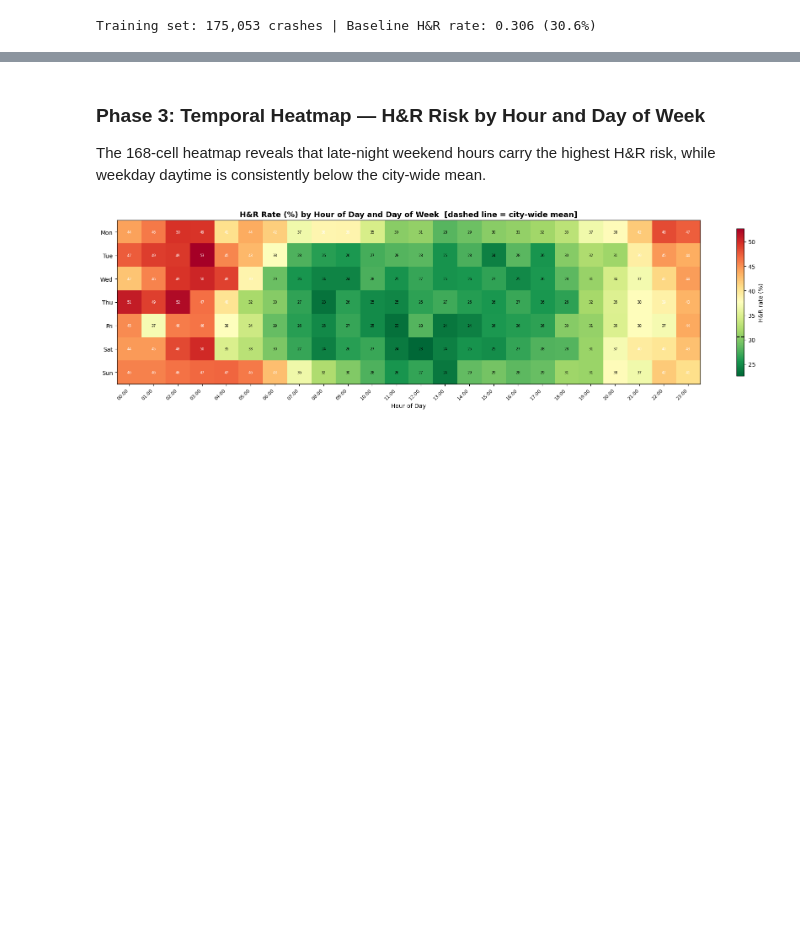
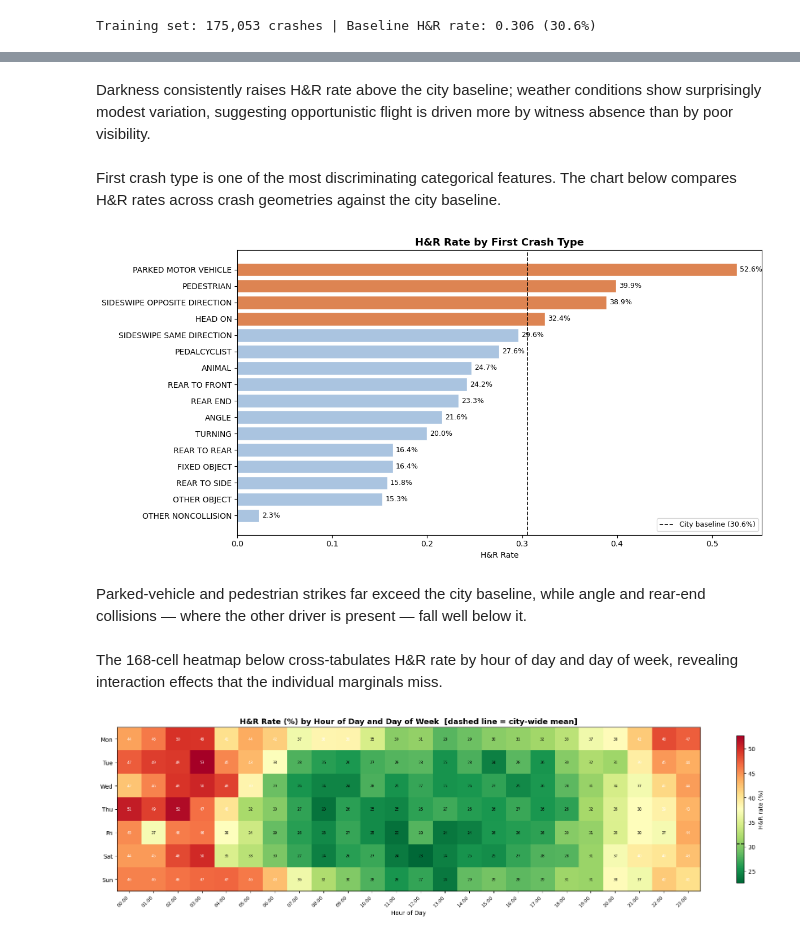
Before and after one commit to casagochman/chicago-hit-and-run, a Jupyter notebook: multi_ds/chicago_hitnrun_writeup.ipynb, the cells around one changed output, grey strips where cells are left out. Drawn from its saved outputs; the diff is of its cells as text; code cells hidden in the pictures; blank space fills up the shorter version.

```diff
--- a/multi_ds/chicago_hitnrun_writeup.ipynb
+++ b/multi_ds/chicago_hitnrun_writeup.ipynb
@@ -713,7 +691,39 @@ plt.show()
+# %% [markdown]
+Darkness consistently raises H&R rate above the city baseline; weather conditions show surprisingly modest variation, suggesting opportunistic flight is driven more by witness absence than by poor visibility.
+# %% [markdown]
+First crash type is one of the most discriminating categorical features. The chart below compares H&R rates across crash geometries against the city baseline.
+# %%
+import matplotlib.pyplot as plt
+
+baseline = df_eda["is_hit_and_run"].mean()
+
+agg = (
+    df_eda.groupby("first_crash_type")["is_hit_and_run"]
+    .agg(hnr_rate="mean", count="size")
+    .reset_index()
+    .query("count >= 100")
+    .sort_values("hnr_rate", ascending=True)
+)
+colors = ["#DD8452" if v > baseline else "#aac4e0" for v in agg["hnr_rate"]]
+
+fig, ax = plt.subplots(figsize=(12, 6))
+bars = ax.barh(agg["first_crash_type"], agg["hnr_rate"], color=colors, edgecolor="white")
+ax.axvline(baseline, color="black", linestyle="--", linewidth=1.2,
+           label=f"City baseline ({baseline*100:.1f}%)")
+ax.set_xlabel("H&R Rate")
+ax.set_title("H&R Rate by First Crash Type", fontsize=13, fontweight="bold")
+ax.legend(fontsize=9)
+for bar, v in zip(bars, agg["hnr_rate"]):
+    ax.text(bar.get_width() + 0.003, bar.get_y() + bar.get_height()/2,
+            f"{v*100:.1f}%", va="center", fontsize=9)
+plt.tight_layout()
+plt.show()
+# %% [output]
+[figure, added]
+# %% [markdown]
+Parked-vehicle and pedestrian strikes far exceed the city baseline, while angle and rear-end collisions — where the other driver is present — fall well below it.
 # %% [markdown]
-### Phase 3: Temporal Heatmap — H&R Risk by Hour and Day of Week
-
-The 168-cell heatmap reveals that late-night weekend hours carry the highest H&R risk, while weekday daytime is consistently below the city-wide mean.
+The 168-cell heatmap below cross-tabulates H&R rate by hour of day and day of week, revealing interaction effects that the individual marginals miss.
 # %%
 # 168-cell heatmap: H&R rate by hour of day × day of week
 import matplotlib.pyplot as plt
```
Also changed, not shown: parts of 39 cells of this notebook.
